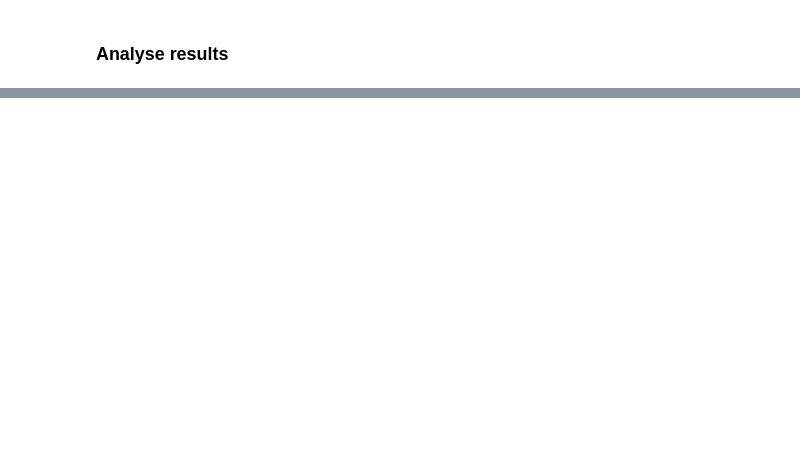
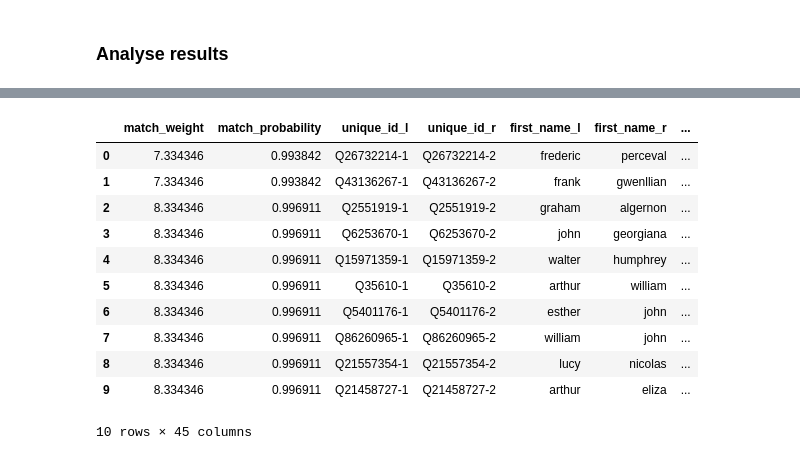
Before and after one commit to ericakane-moj/eval, a Jupyter notebook: demo.ipynb, the cells around one changed output, grey strips where cells are left out. Cells and saved outputs as stored; diff of their text form; code cells hidden in the pictures; blank space fills up the shorter version.

```diff
--- a/demo.ipynb
+++ b/demo.ipynb
@@ -120,0 +151,15 @@ corrupted_firstname_occupation_predict_df = predict_scores(corrupted_firstname_o
+# %%
+corrupted_firstname_occupation_predict_df
+# %% [output]
+|  | match_weight | match_probability | unique_id_l | unique_id_r | first_name_l | first_name_r | ... |
+| 0 | 7.334346 | 0.993842 | Q26732214-1 | Q26732214-2 | frederic | perceval | ... |
+| 1 | 7.334346 | 0.993842 | Q43136267-1 | Q43136267-2 | frank | gwenllian | ... |
+| 2 | 8.334346 | 0.996911 | Q2551919-1 | Q2551919-2 | graham | algernon | ... |
+| 3 | 8.334346 | 0.996911 | Q6253670-1 | Q6253670-2 | john | georgiana | ... |
+| 4 | 8.334346 | 0.996911 | Q15971359-1 | Q15971359-2 | walter | humphrey | ... |
+| 5 | 8.334346 | 0.996911 | Q35610-1 | Q35610-2 | arthur | william | ... |
+| 6 | 8.334346 | 0.996911 | Q5401176-1 | Q5401176-2 | esther | john | ... |
+| 7 | 8.334346 | 0.996911 | Q86260965-1 | Q86260965-2 | william | john | ... |
+| 8 | 8.334346 | 0.996911 | Q21557354-1 | Q21557354-2 | lucy | nicolas | ... |
+| 9 | 8.334346 | 0.996911 | Q21458727-1 | Q21458727-2 | arthur | eliza | ... |
+10 rows × 45 columns
```
Also changed, not shown: parts of 11 cells of this notebook, 1 other file.
